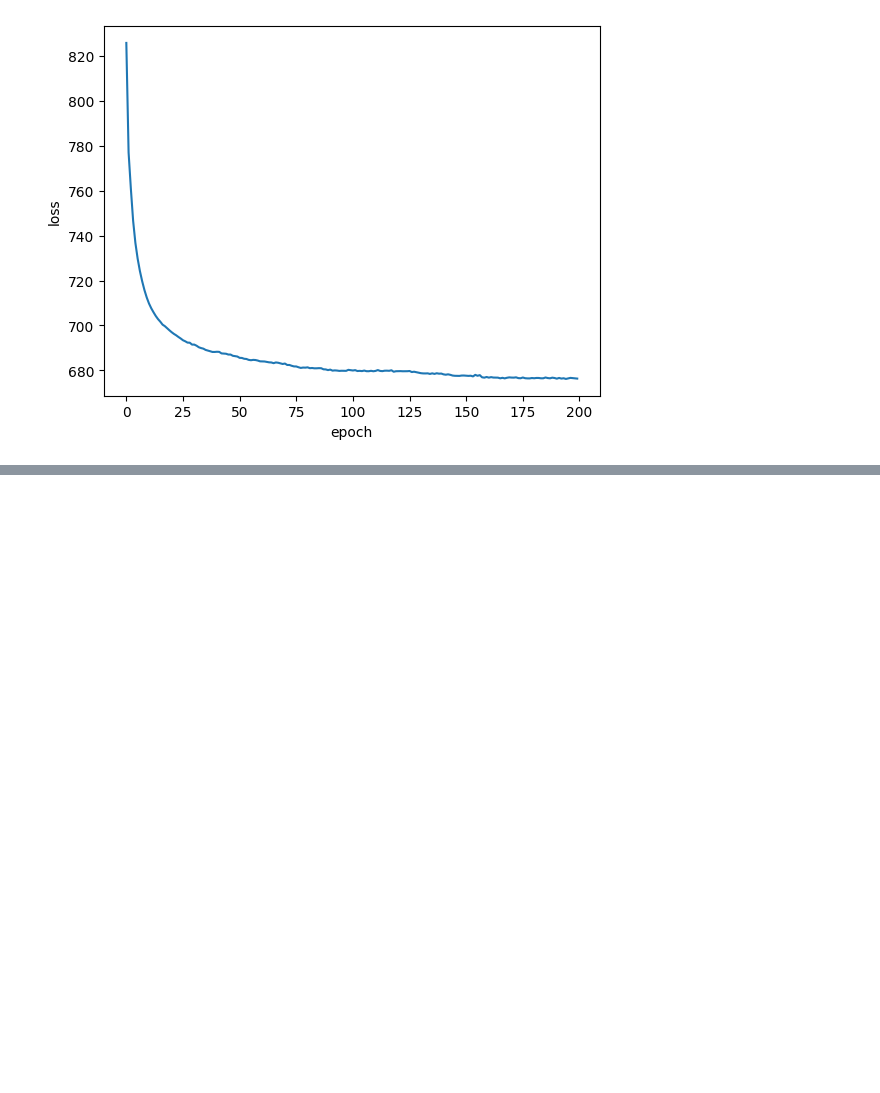
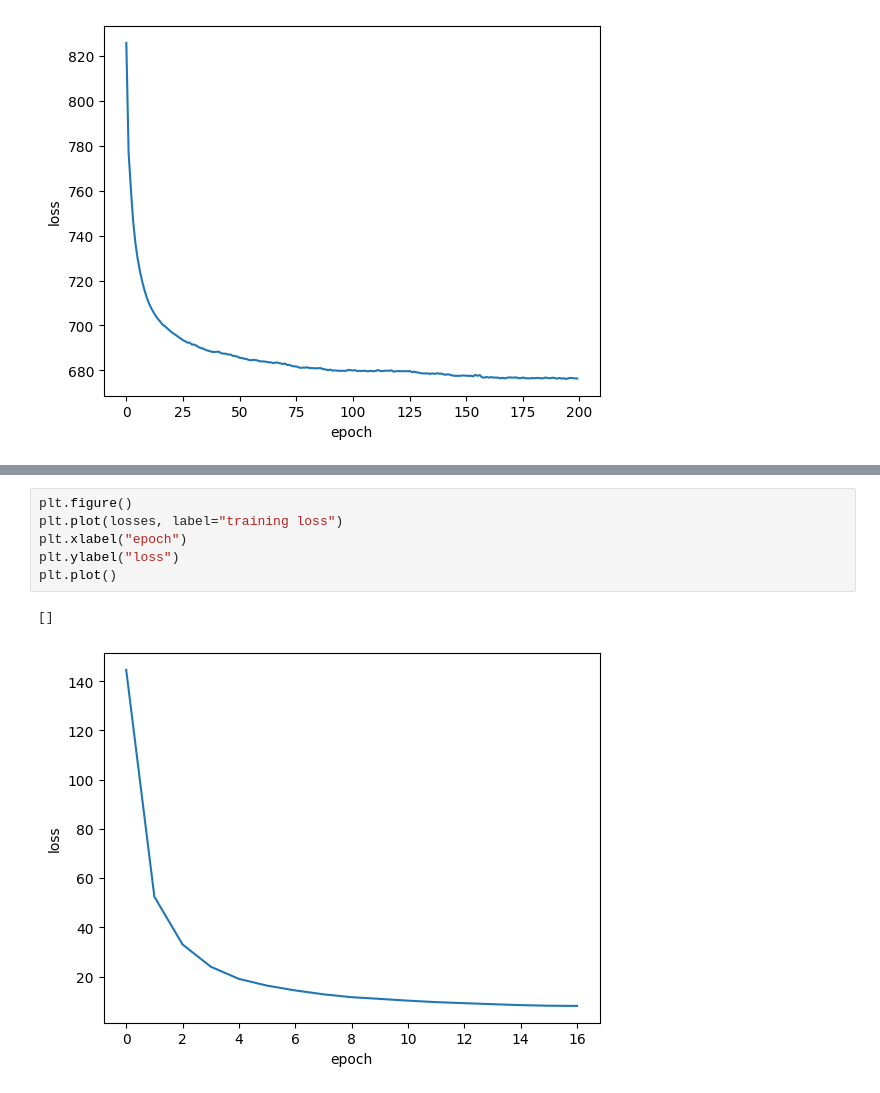
Before and after one commit to HaoxiangYou/Score-based-generative-model, a Jupyter notebook: MNIST.ipynb, the cells around one changed output, grey strips where cells are left out. Cells and saved outputs as stored; diff of their text form; blank space fills up the shorter version.

```diff
--- a/MNIST.ipynb
+++ b/MNIST.ipynb
@@ -497,0 +546,9 @@ visual_image(samples[1], label="OU backward sample 1")
+# %%
+plt.figure()
+plt.plot(losses, label="training loss")
+plt.xlabel("epoch")
+plt.ylabel("loss")
+plt.plot()
+# %% [output]
+[]
+[figure, added]
```
Also changed, not shown: parts of 7 cells of this notebook, 1 other file.
